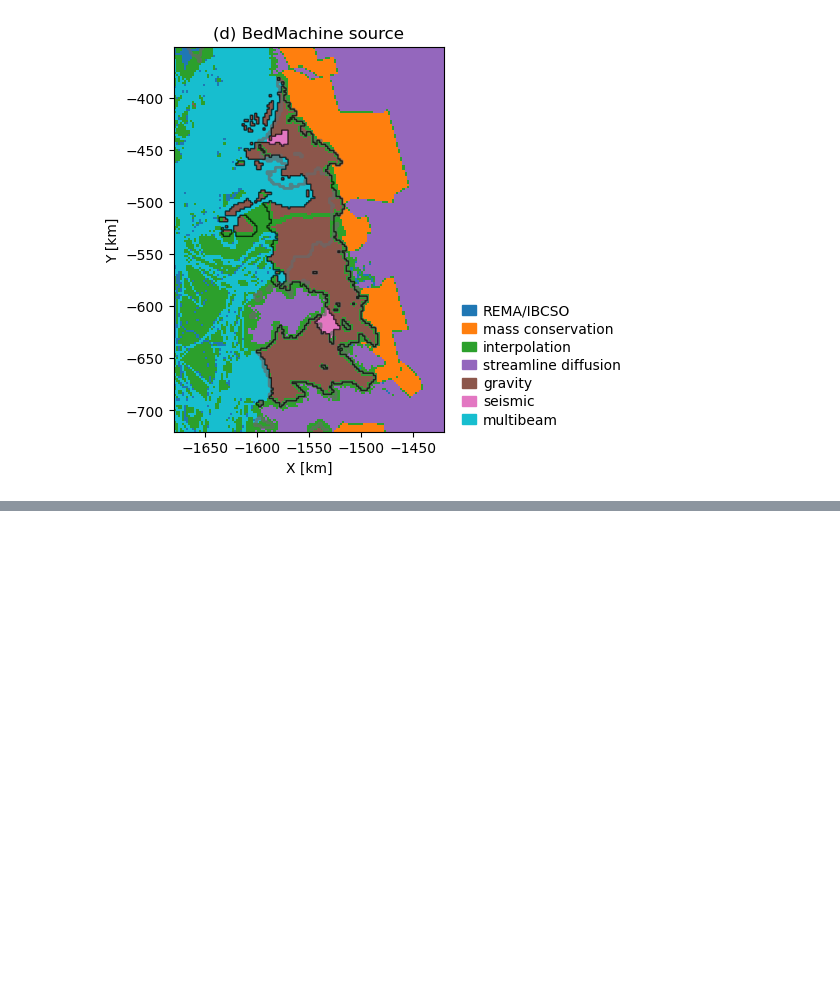
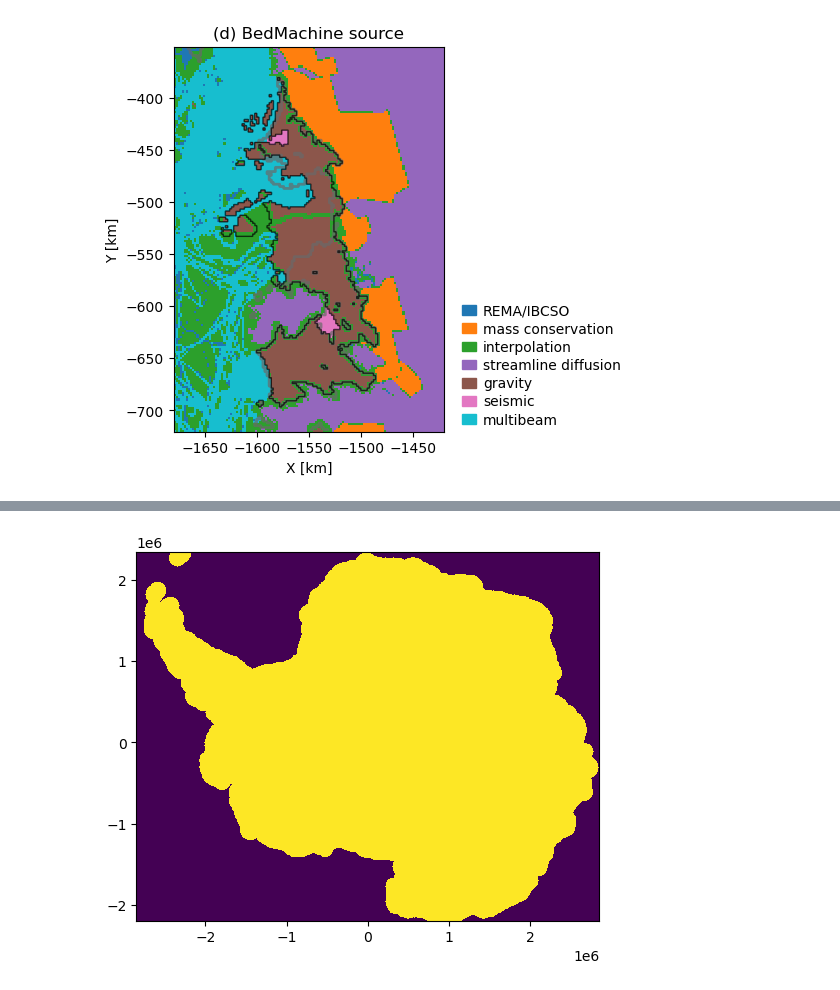
Before and after one commit to mjfield2/stochastic_bathymetry, a Jupyter notebook: intro_fig.ipynb, the cells around one changed output, grey strips where cells are left out. Saved outputs shown, nothing was run; the diff lists cells and outputs as text; code cells hidden in the pictures; blank space fills up the shorter version.

```diff
--- a/intro_fig.ipynb
+++ b/intro_fig.ipynb
@@ -535,0 +640,13 @@ trim_pdf(input_pdf, output_pdf, left, bottom, right, top)
+# %%
+grid = xr.open_dataset(bm_path)
+grid = grid.sel(x=slice(-2.85e6, 2.85e6), y=slice(2.35e6, -2.2e6))
+grid = grid.coarsen(x=10, y=10, boundary='trim').median()
+# %%
+xx, yy = np.meshgrid(grid.x, grid.y)
+bed_mask = vd.distance_mask((xx[grid.mask > 0], yy[grid.mask > 0]), 100e3, (xx, yy))
+# %%
+plt.pcolormesh(grid.x, grid.y, bed_mask)
+plt.axis('scaled')
+plt.show()
+# %% [output]
+[figure, added]
```
Also changed, not shown: parts of 11 cells of this notebook, 9 other files.
